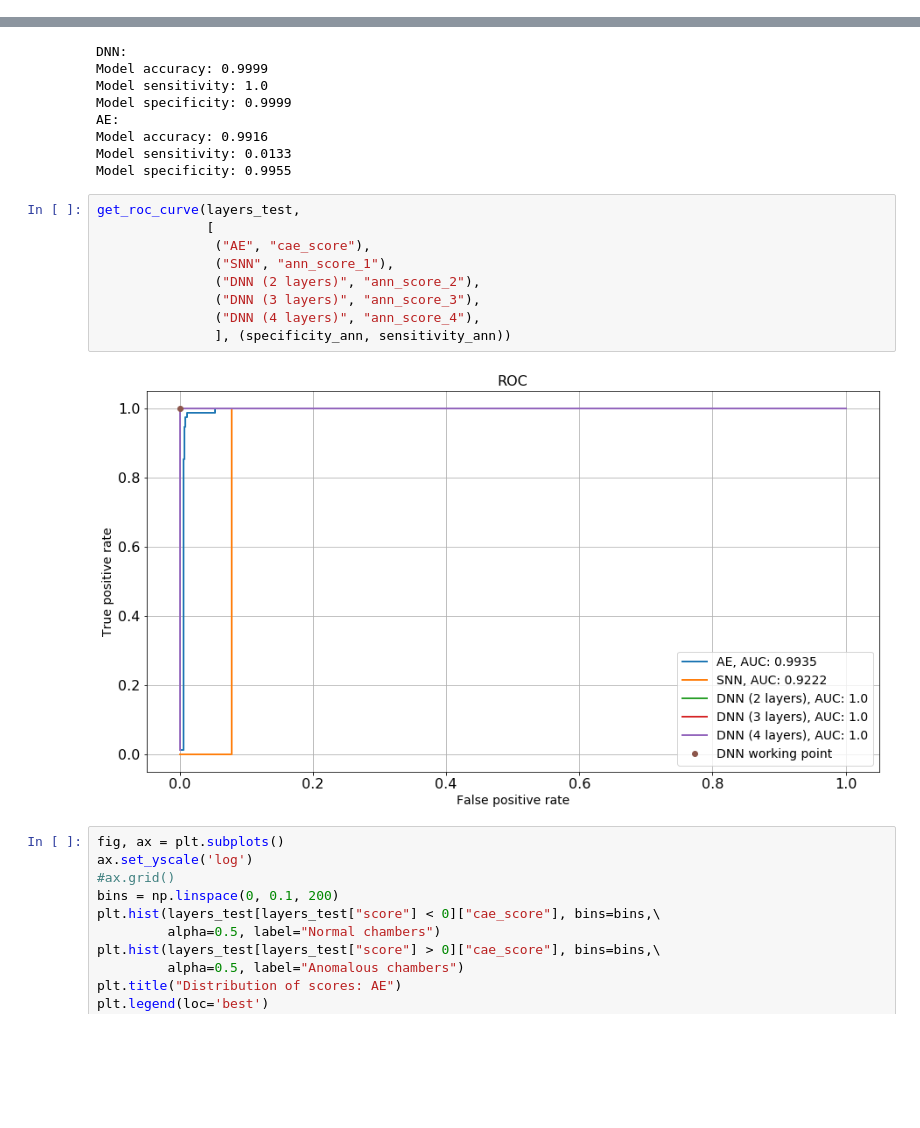
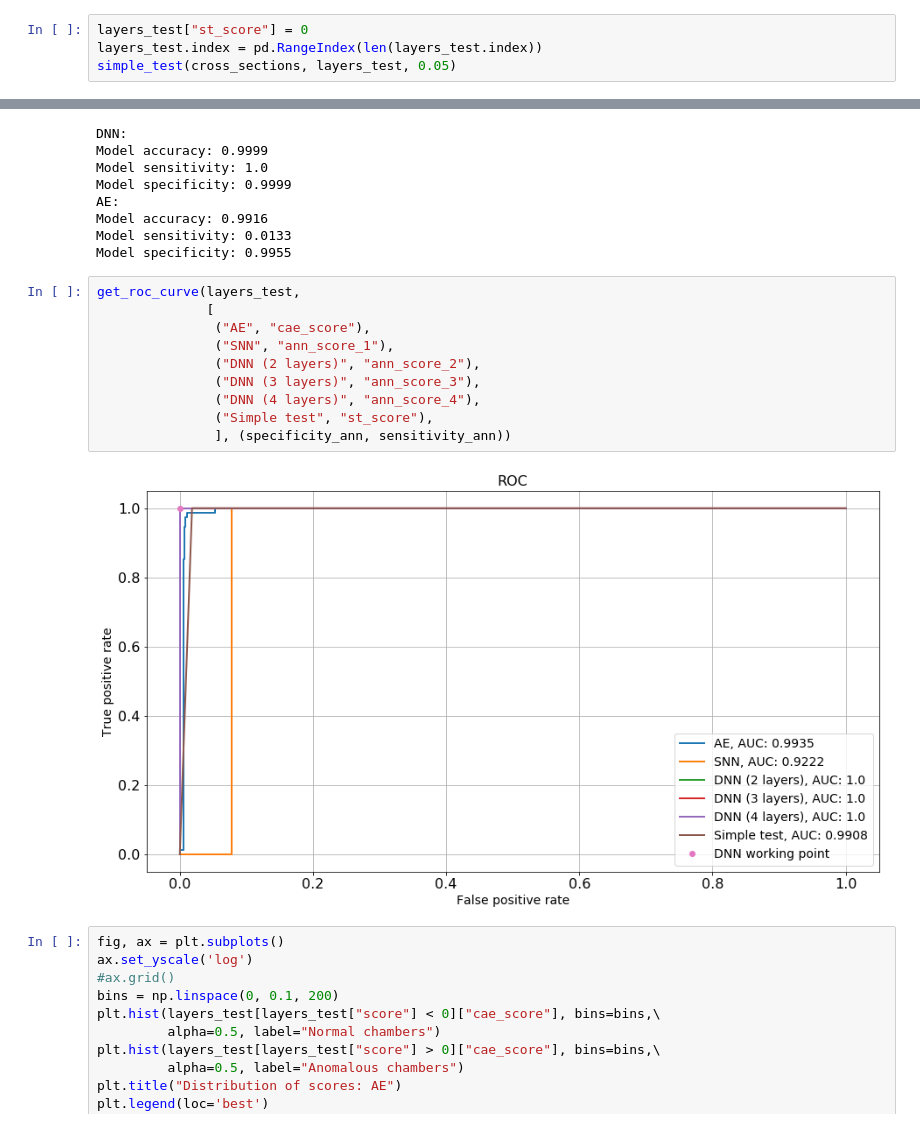
Before and after one commit to bapavlov/L1MTriggerRateMonitoringWithML, a Jupyter notebook: dt_trigger_monitoring_training.ipynb, the cells around one changed output, grey strips where cells are left out. Cells and saved outputs as stored; diff of their text form; blank space fills up the shorter version.

```diff
--- a/dt_trigger_monitoring_training.ipynb
+++ b/dt_trigger_monitoring_training.ipynb
@@ -1098,0 +1155,4 @@ print cw
+# %%
+layers_test["st_score"] = 0
+layers_test.index = pd.RangeIndex(len(layers_test.index))
+simple_test(cross_sections, layers_test, 0.05)
@@ -1358,14 +1438,15 @@ Model specificity: 0.9955
 # %%
 get_roc_curve(layers_test,
               [
                ("AE", "cae_score"),
                ("SNN", "ann_score_1"),
                ("DNN (2 layers)", "ann_score_2"),
                ("DNN (3 layers)", "ann_score_3"),
                ("DNN (4 layers)", "ann_score_4"),
+               ("Simple test", "st_score"),
                ], (specificity_ann, sensitivity_ann))
 # %% [output]
-[figure, old version]
+[figure, new version]
 # %%
 fig, ax = plt.subplots()
 ax.set_yscale('log')
```
Also changed, not shown: parts of 35 cells of this notebook, 1 other file.
